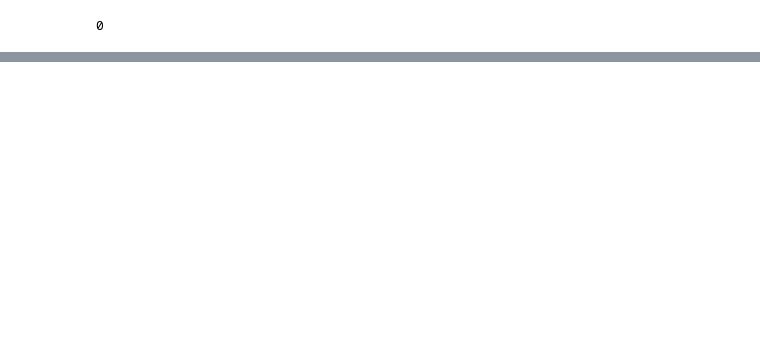
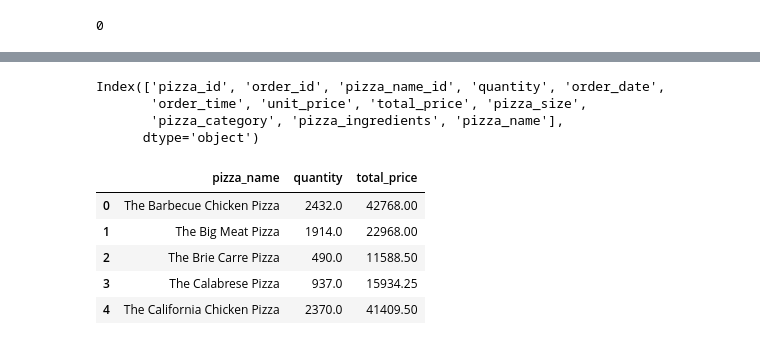
Before and after one commit to Udhay2898/Project, a Jupyter notebook: Pizza_Sales.ipynb, the cells around one changed output, grey strips where cells are left out. Cells and saved outputs as stored; diff of their text form; code cells hidden in the pictures; blank space fills up the shorter version.

```diff
--- a/Pizza_Sales.ipynb
+++ b/Pizza_Sales.ipynb
@@ -118,0 +209,20 @@ df.duplicated().sum()
+# %%
+df.columns
+# %% [output]
+Index(['pizza_id', 'order_id', 'pizza_name_id', 'quantity', 'order_date',
+       'order_time', 'unit_price', 'total_price', 'pizza_size',
+       'pizza_category', 'pizza_ingredients', 'pizza_name'],
+      dtype='object')
+# %%
+agg_data = df.groupby('pizza_name').agg({
+    'quantity': 'sum',
+    'total_price': 'sum'}).reset_index()
+
+agg_data.head(5)
+# %% [output]
+|  | pizza_name | quantity | total_price |
+| 0 | The Barbecue Chicken Pizza | 2432.0 | 42768.00 |
+| 1 | The Big Meat Pizza | 1914.0 | 22968.00 |
+| 2 | The Brie Carre Pizza | 490.0 | 11588.50 |
+| 3 | The Calabrese Pizza | 937.0 | 15934.25 |
+| 4 | The California Chicken Pizza | 2370.0 | 41409.50 |
```
Also changed, not shown: parts of 9 cells of this notebook.
